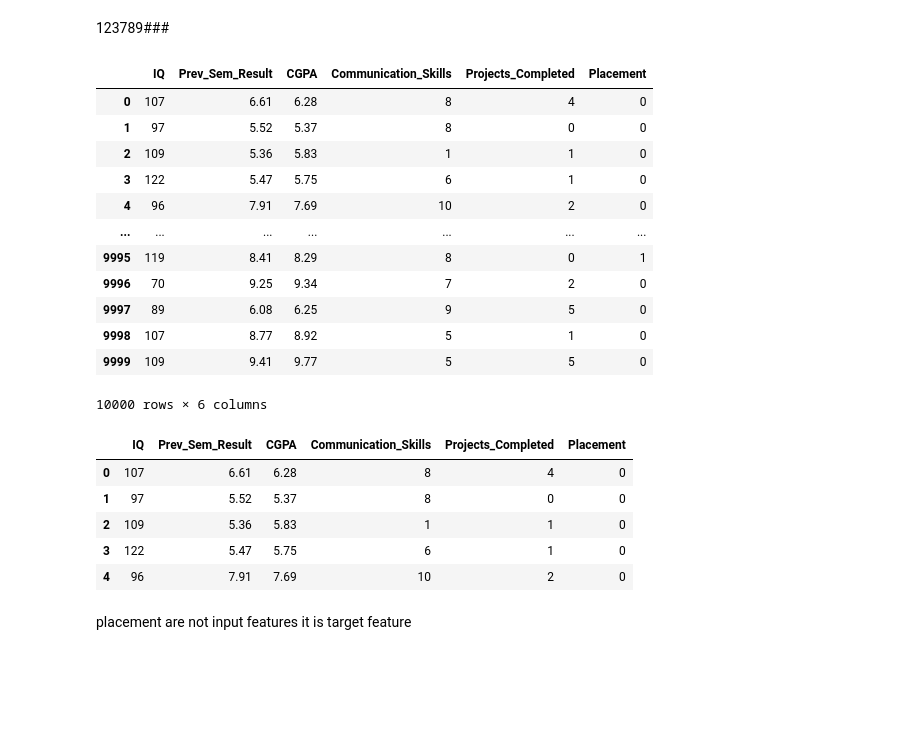
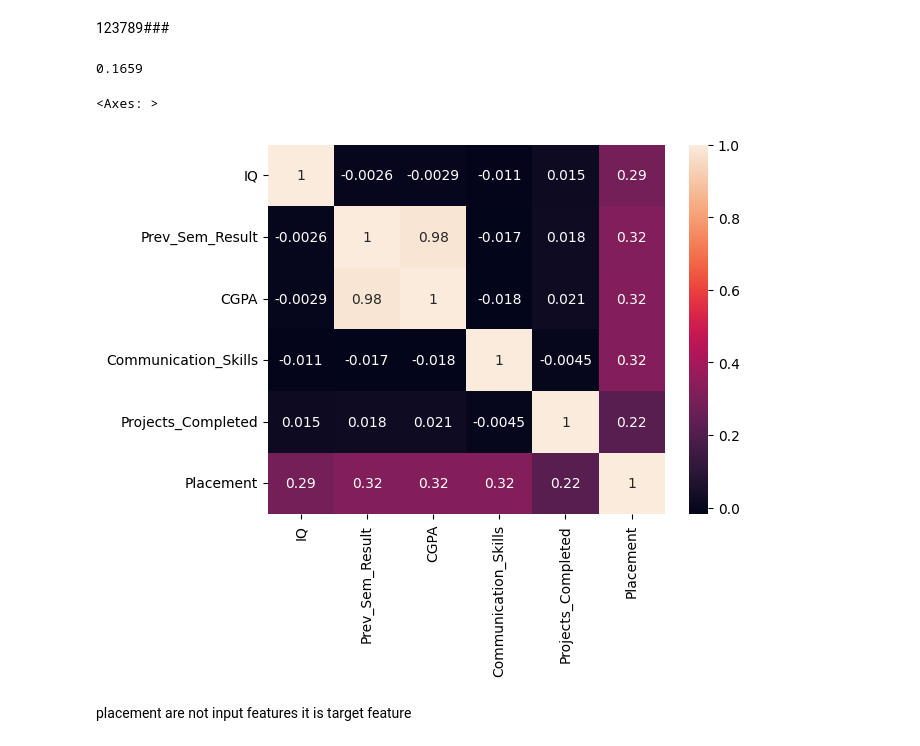
Before and after one commit to divySharma369/covariance_matrix, a Jupyter notebook: data-science-first-code.ipynb, the cells around one changed output. Saved outputs shown, nothing was run; the diff lists cells and outputs as text; code cells hidden in the pictures; blank space fills up the shorter version.

```diff
--- a/data-science-first-code.ipynb
+++ b/data-science-first-code.ipynb
@@ -77,25 +69,4 @@ feature_selected_data=data[[data.columns[1],data.columns[2],data.columns[3],data
-# %%
-feature_selected_data
-# %% [output]
-|  | IQ | Prev_Sem_Result | CGPA | Communication_Skills | Projects_Completed | Placement |
-| 0 | 107 | 6.61 | 6.28 | 8 | 4 | 0 |
-| 1 | 97 | 5.52 | 5.37 | 8 | 0 | 0 |
-| 2 | 109 | 5.36 | 5.83 | 1 | 1 | 0 |
-| 3 | 122 | 5.47 | 5.75 | 6 | 1 | 0 |
-| 4 | 96 | 7.91 | 7.69 | 10 | 2 | 0 |
-| ... | ... | ... | ... | ... | ... | ... |
-| 9995 | 119 | 8.41 | 8.29 | 8 | 0 | 1 |
-| 9996 | 70 | 9.25 | 9.34 | 7 | 2 | 0 |
-| 9997 | 89 | 6.08 | 6.25 | 9 | 5 | 0 |
-| 9998 | 107 | 8.77 | 8.92 | 5 | 1 | 0 |
-| 9999 | 109 | 9.41 | 9.77 | 5 | 5 | 0 |
-10000 rows × 6 columns
-# %%
-feature_selected_data.head()
-# %% [output]
-|  | IQ | Prev_Sem_Result | CGPA | Communication_Skills | Projects_Completed | Placement |
-| 0 | 107 | 6.61 | 6.28 | 8 | 4 | 0 |
-| 1 | 97 | 5.52 | 5.37 | 8 | 0 | 0 |
-| 2 | 109 | 5.36 | 5.83 | 1 | 1 | 0 |
-| 3 | 122 | 5.47 | 5.75 | 6 | 1 | 0 |
-| 4 | 96 | 7.91 | 7.69 | 10 | 2 | 0 |
+# %%
+placement_equals_1_prior
+# %% [output]
+0.1659
@@ -102,3 +75,8 @@ feature_selected_data.head()
+# %%
+sns.heatmap(feature_selected_data.corr(),annot=True)
+# %% [output]
+<Axes: >
+[figure, added]
 # %% [markdown]
 placement are not input features it is target feature
 # %% [markdown]
```
Also changed, not shown: parts of 51 cells of this notebook.
